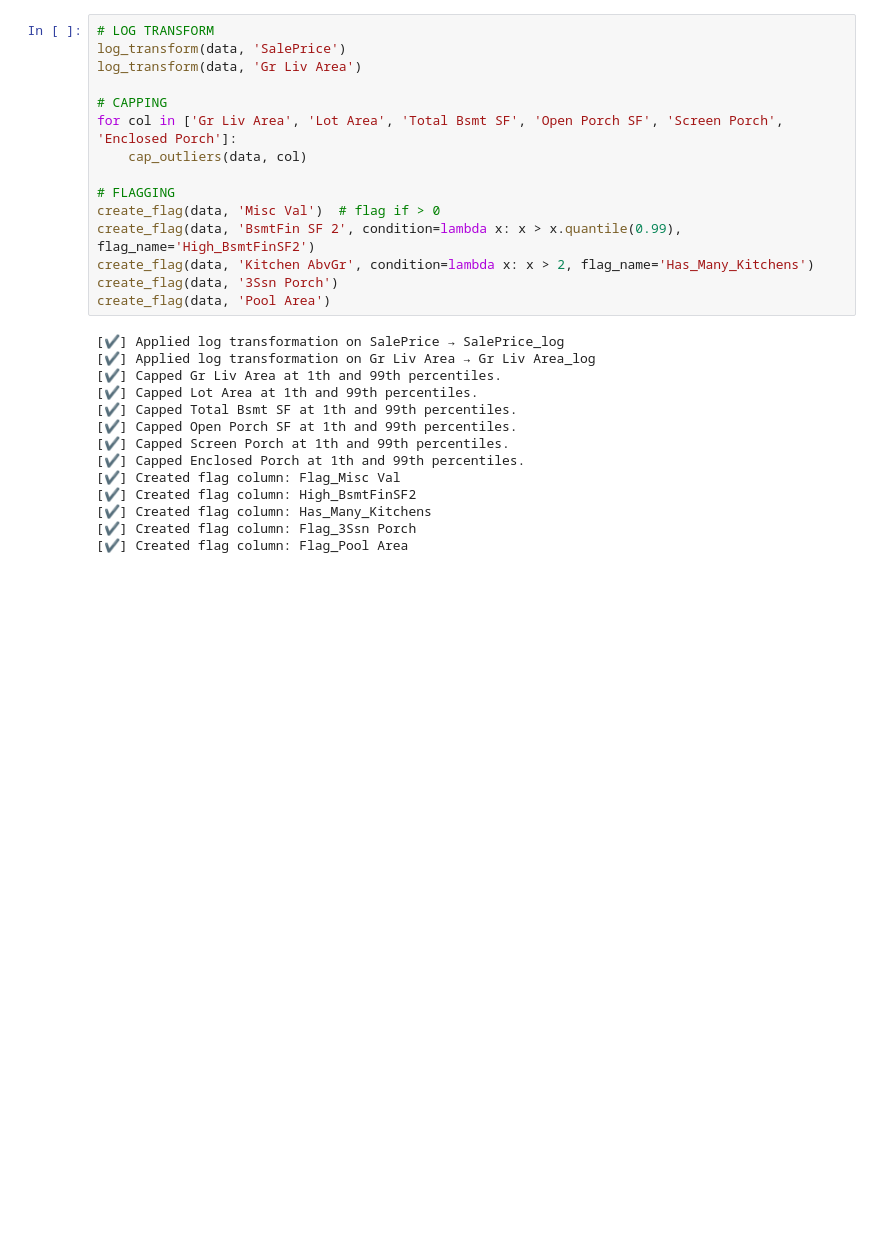
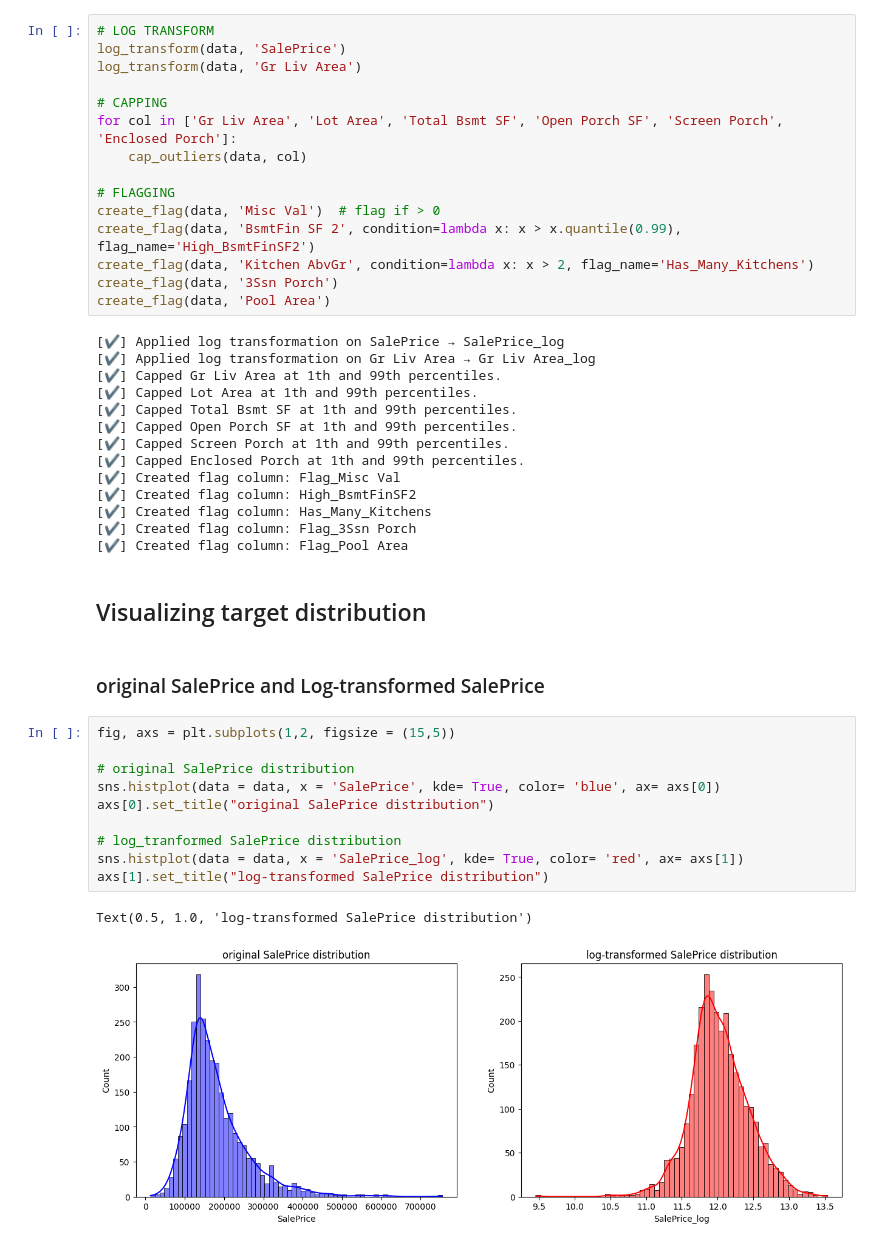
Before and after one commit to amarpoji/ames-housing-project, a Jupyter notebook: notebooks/eda.ipynb, the cells around one changed output. Saved outputs shown, nothing was run; the diff lists cells and outputs as text; blank space fills up the shorter version.

Commit message:
exploration data analysis (correlation features and target values)

```diff
--- a/notebooks/eda.ipynb
+++ b/notebooks/eda.ipynb
@@ -404,3 +404,20 @@ create_flag(data, 'Pool Area')
 [✔] Created flag column: Has_Many_Kitchens
 [✔] Created flag column: Flag_3Ssn Porch
 [✔] Created flag column: Flag_Pool Area
+# %% [markdown]
+## Visualizing target distribution
+# %% [markdown]
+### original SalePrice and Log-transformed SalePrice
+# %%
+fig, axs = plt.subplots(1,2, figsize = (15,5))
+
+# original SalePrice distribution
+sns.histplot(data = data, x = 'SalePrice', kde= True, color= 'blue', ax= axs[0])
+axs[0].set_title("original SalePrice distribution")
+
+# log_tranformed SalePrice distribution
+sns.histplot(data = data, x = 'SalePrice_log', kde= True, color= 'red', ax= axs[1])
+axs[1].set_title("log-transformed SalePrice distribution")
+# %% [output]
+Text(0.5, 1.0, 'log-transformed SalePrice distribution')
+[figure, added]
```
Also changed, not shown: parts of 12 cells of this notebook, 2 other files.
